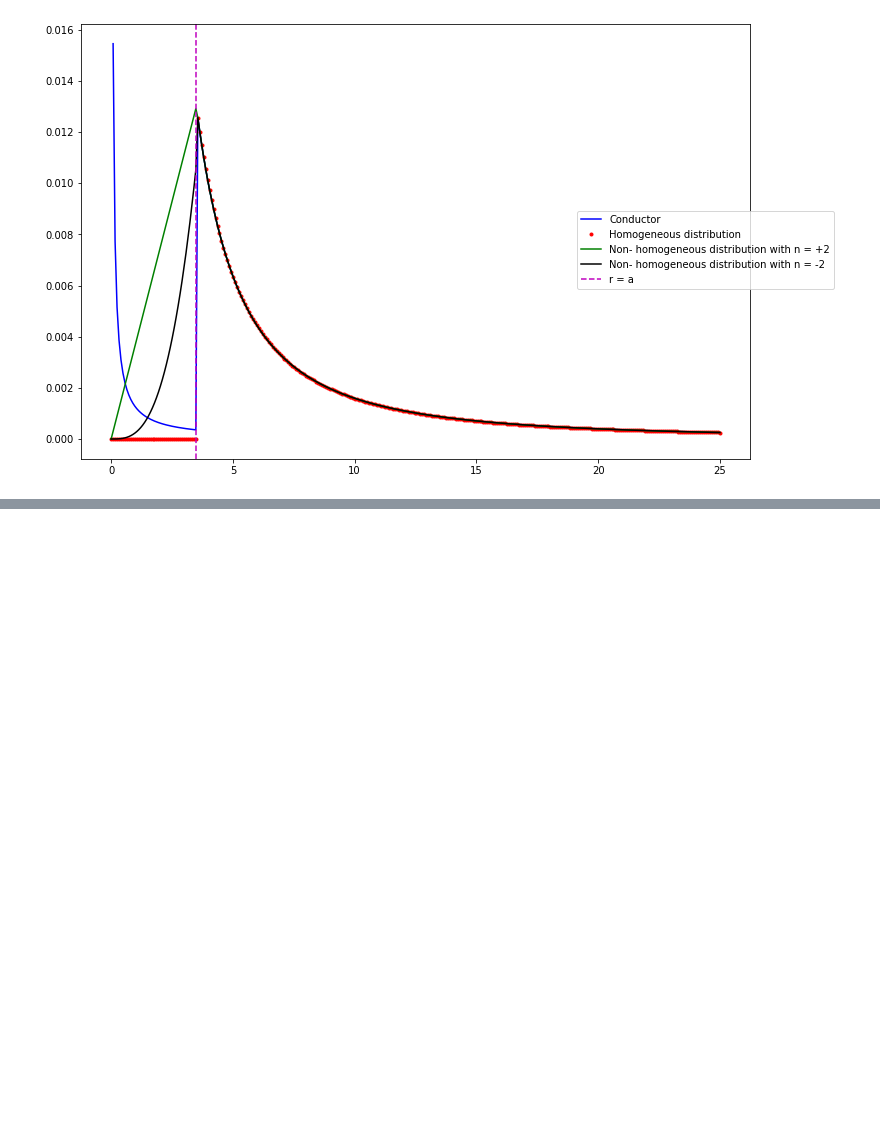
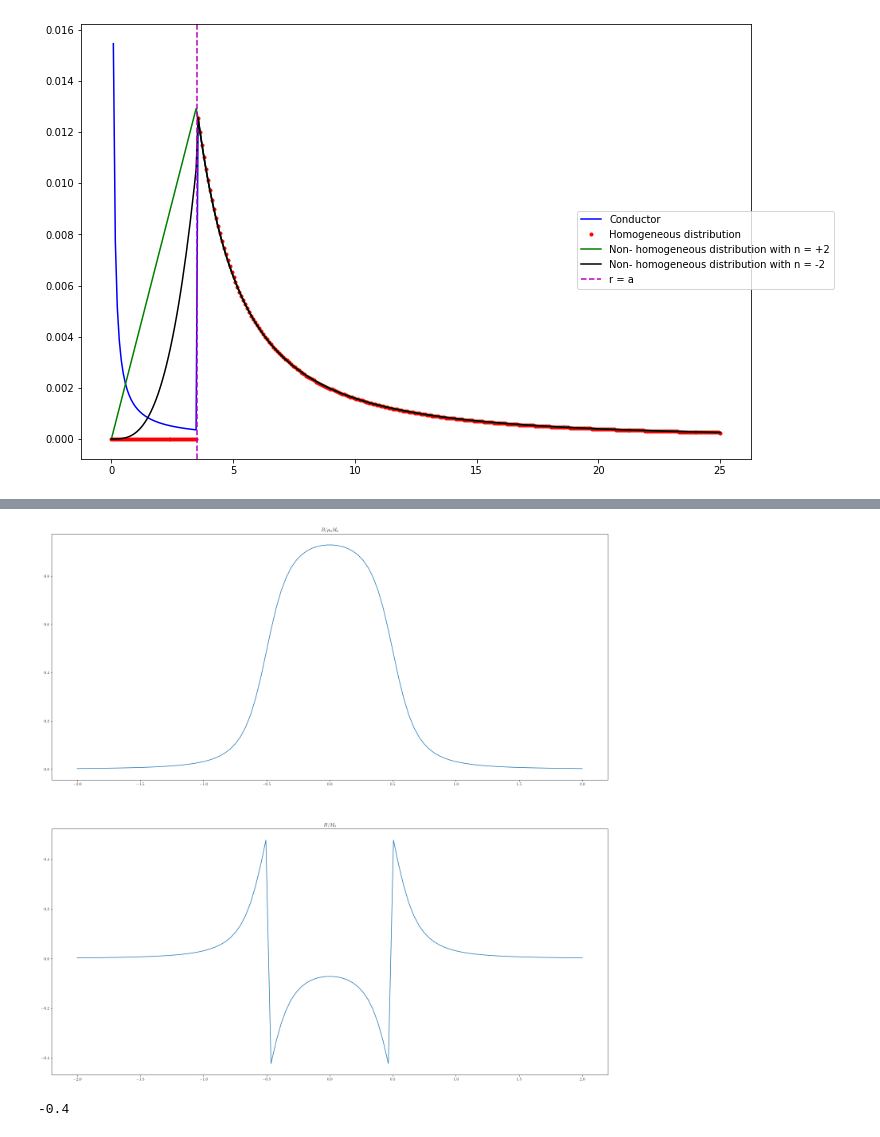
Before and after one commit to theoneineed/dragged-progress, a Jupyter notebook: src/EnM graph.ipynb, the cells around one changed output, grey strips where cells are left out. Saved outputs shown, nothing was run; the diff lists cells and outputs as text; code cells hidden in the pictures; blank space fills up the shorter version.

```diff
--- a/src/EnM graph.ipynb
+++ b/src/EnM graph.ipynb
@@ -64,0 +151,38 @@ plt.show()
+# %%
+ def B_mu0M0(z_L):
+    import numpy as np
+    result = (-1/2)*(((z_L-1/2)/(np.sqrt(1/25+(z_L-1/2)**2)))-((z_L+1/2)/(np.sqrt(1/25+(z_L+1/2)**2))))
+    return result
+
+def H_M0(z_Llist):
+    import numpy as np
+    result = [None]*len(z_Llist)
+    for idx, item in enumerate(z_Llist):
+        z_L = z_Llist[idx]
+        if(item > -0.5 and item < 0.5):
+            result[idx] = (-1/2)*(2+((z_L-1/2)/(np.sqrt(1/25+(z_L-1/2)**2)))-((z_L+1/2)/(np.sqrt(1/25+(z_L+1/2)**2))))
+        else:
+            result[idx] = (-1/2)*(((z_L-1/2)/(np.sqrt(1/25+(z_L-1/2)**2)))-((z_L+1/2)/(np.sqrt(1/25+(z_L+1/2)**2))))
+    return result
+# %%
+fig,ax = plt.subplots(2)
+x1 = np.linspace(-2,2,100)
+y1 = B_mu0M0(x1)
+
+#plt.rcParams['text.usetex'] = True
+
+y2 = H_M0(x1)
+ax[0].plot(x1,y1)
+ax[0].set_title('$B/ \mu_0 M_0$')
+ax[1].plot(x1,y2)
+ax[1].set_title("$H/M_0$")
+#fig.legend(loc = 'center right')
+fig.set_size_inches(25, 25)
+# %% [output]
+[figure, added]
+# %%
+a=-0.4
+if(a > -0.5):
+    print (a)
+# %% [output]
+-0.4
```
Also changed, not shown: parts of 6 cells of this notebook, 17 other files.
